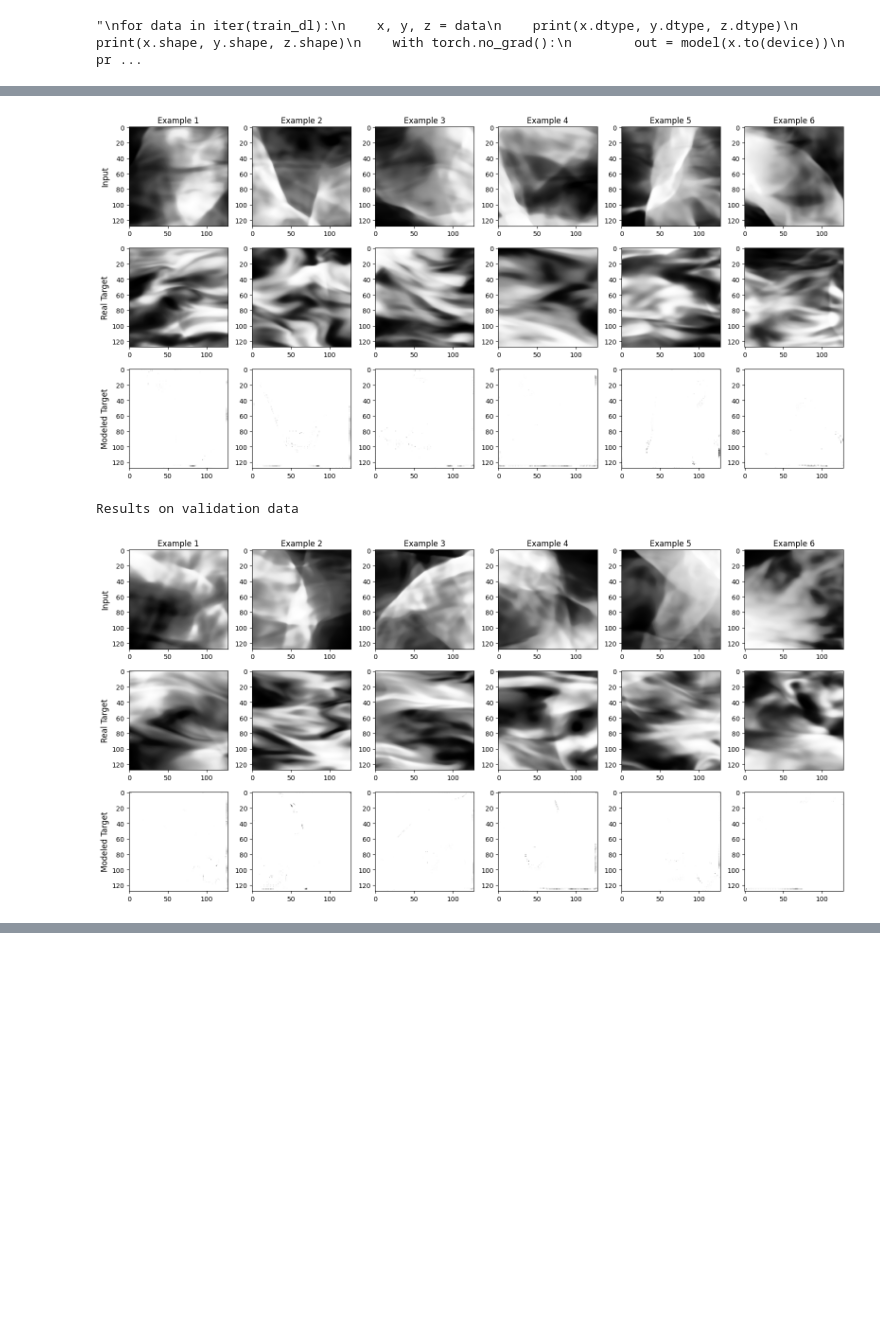
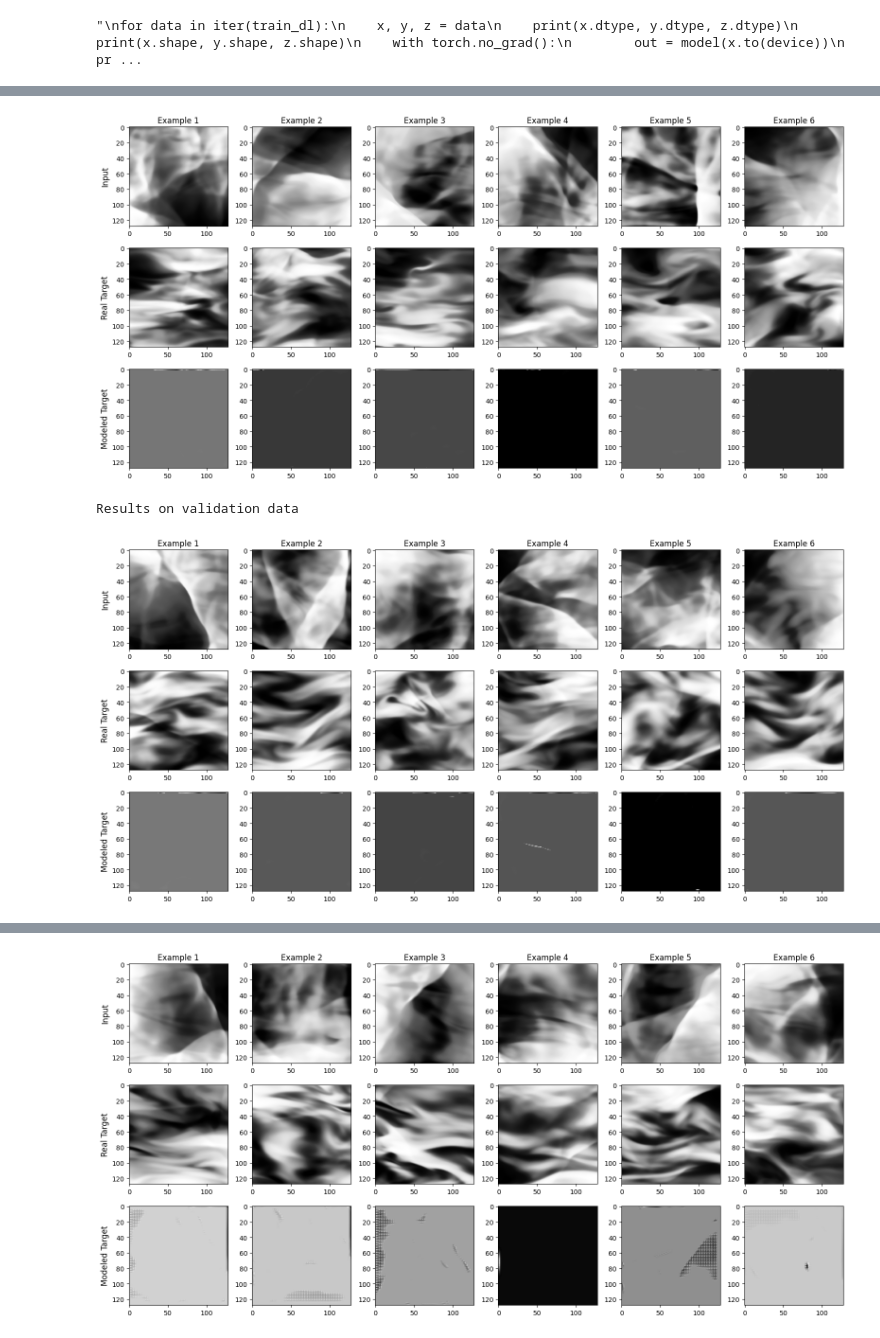
Before and after one commit to bustardchad/ML_Turb, a Jupyter notebook: Turb_Unet.ipynb, the cells around one changed output, grey strips where cells are left out. Drawn from its saved outputs; the diff is of its cells as text; code cells hidden in the pictures; blank space fills up the shorter version.

```diff
--- a/Turb_Unet.ipynb
+++ b/Turb_Unet.ipynb
@@ -61,19 +61,20 @@ drive.mount('/content/drive')
 # %% [output]
 Drive already mounted at /content/drive; to attempt to forcibly remount, call drive.mount("/content/drive", force_remount=True).
 # %%
+# default configuration -- some params are changed in for loops later
 from dataclasses import dataclass
 
 @dataclass
 class TrainingConfig:
     sim_type = 'unet' # either 'unet' or 'classify'
-    batch_size = 32
+    batch_size = 64
     fileDirArr = ['MHD_beta10']
     field_list = ['density','magnetic_energy_density']
     data_presplit = True # whether data has already been split into training, val, test
     killPwr = False
     use_transforms = False # further augment with horiz/vertical flipping
     # For training
-    epochs = 10
+    epochs = 20
     stop_early = False
     patience = 5
     use_ssim = True # add SSIM to loss function
@@ -195,8 +196,11 @@ def _early_stopping(config, model, val_loss):
 
 def loss_batch(config, loss_func, prediction, yb, opt=None, struc_alpha = 0.2):
     loss = loss_func(prediction, yb)
-    struc_loss = ssim_loss(prediction, yb, struc_alpha)
-    loss += struc_loss
+    if config.use_ssim:
+      struc_loss = ssim_loss(prediction, yb, struc_alpha)
+      loss += struc_loss
+    else:
+      struc_loss = 0
 
     #print(f"Metrics on batch: {batch_metrics}")
 
@@ -205,7 +209,7 @@ def loss_batch(config, loss_func, prediction, yb, opt=None, struc_alpha = 0.2):
         opt.step()
         opt.zero_grad()
 
-    return loss.item(), struc_loss, len(yb)
+    return loss.item(), struc_loss.item(), len(yb)
 
 def fit(config, model, loss_func, opt, train_dl, valid_dl, alpha = 0.2):
     # arrays to store losses
@@ -293,8 +297,8 @@ def create_model(config):
   # TODO: Change this part to use unet.py from elektronn3
   model = UNet(in_channels=1,
              out_channels=1,
-             n_blocks=3,
-             #n_blocks=4,
+             #n_blocks=3,
+             n_blocks=4,
              start_filts=8,
              activation='relu',
              normalization='batch',
@@ -311,7 +315,8 @@ def create_model(config):
   #opt = torch.optim.SGD(model.parameters(),
   #                            lr=lr,momentum=mmtm)
   opt = torch.optim.AdamW(model.parameters(),
-                                weight_decay = 0.01)
+                                lr = 1.e-2,
+                                weight_decay = 1.e-2)
 
   return model, loss_fn, opt
 # %% [markdown]
@@ -339,8 +344,8 @@ for data in iter(train_dl):
 # %% [output]
 "\nfor data in iter(train_dl):\n    x, y, z = data\n    print(x.dtype, y.dtype, z.dtype)\n    print(x.shape, y.shape, z.shape)\n    with torch.no_grad():\n        out = model(x.to(device))\n        pr ...
 # %%
-def plot_results(config, model_cuda, data_loader):
-  model_eval = model_cuda #.to('cpu')
+def plot_results(config, model_eval, data_loader):
+  #model_eval = model_cuda.to('cpu')
   model_eval.eval()
 
   # access a batch of labelled images
@@ -402,10 +407,10 @@ torch.cuda.empty_cache()
 
 !mkdir 'runs'
 
-alpha = 0.2 # SSIM loss free parameter
-
-for batch_size in [32]:
-  run_name = 'batch_size_'+str(batch_size)
+batch_size = 32
+config.epochs = 20
+for alpha in [0.02, 0.1, 0.5]:
+  run_name = 'batch_size_'+str(batch_size)+'_ssimalpha_'+str(alpha)+'_lr_1e-2'
   config.batch_size = batch_size
   config.run_name = run_name
 
@@ -428,12 +433,12 @@ for batch_size in [32]:
   if config.use_ssim:
     new_struc_arr_train = []
     for t in struc_arr_train:
-      t = t.cpu().detach().numpy()
+      #t = t.cpu().detach().numpy()
       new_struc_arr_train.append(t)
 
     new_struc_arr_val = []
     for t in struc_arr_val:
-      t = t.cpu().detach().numpy()
+      #t = t.cpu().detach().numpy()
       new_struc_arr_val.append(t)
 
   plt.plot(num_epochs_run, loss_arr_train, 'b-', label = f"Total Training Loss", lw=2)
@@ -457,10 +462,11 @@ for batch_size in [32]:
     plt.savefig(config.save_dir+run_name+'_SSIM.png',dpi=600)
     plt.close()
 
+  # Show comparison on training data instead of validation data
   print("Results on training data")
-  plot_results(config, model_trained, train_dl)
+  plot_results(config, model_trained.cpu(), train_dl)
 
   print("Results on validation data")
-  plot_results(config, model_trained, valid_dl)
+  plot_results(config, model_trained.cpu(), valid_dl)
 # %% [output]
 mkdir: cannot create directory ‘runs’: File exists
@@ -484,5 +487,5 @@ Epoch: 9 | Train Loss: 0.22333| Validation loss: 0.22654
 Saving model checkpoint
 Results on training data
-[figure, old version]
+[figure, new version]
 Results on validation data
-[figure, old version]
+[figure, new version]
@@ -488,0 +509 @@ Results on validation data
+[figure, added]
```
Also changed, not shown: parts of 3 cells of this notebook.
